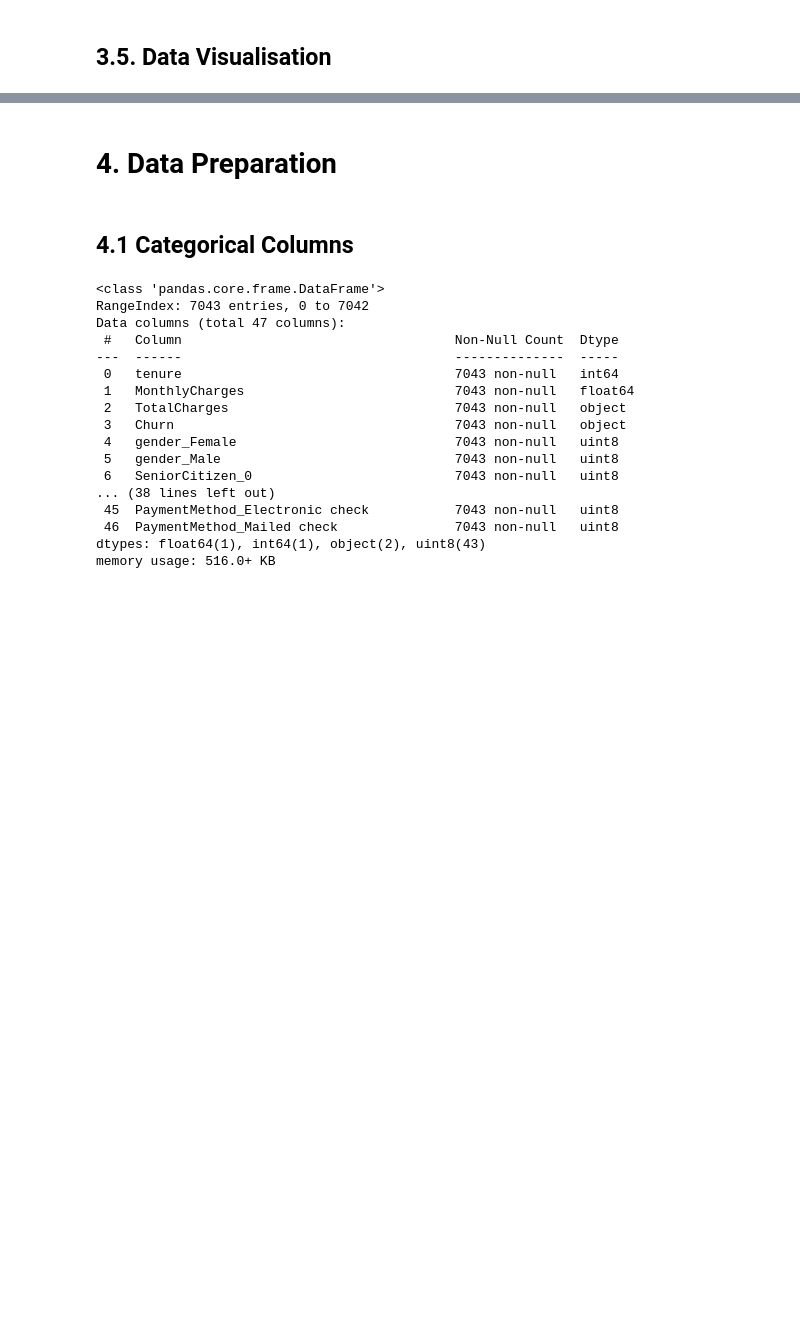
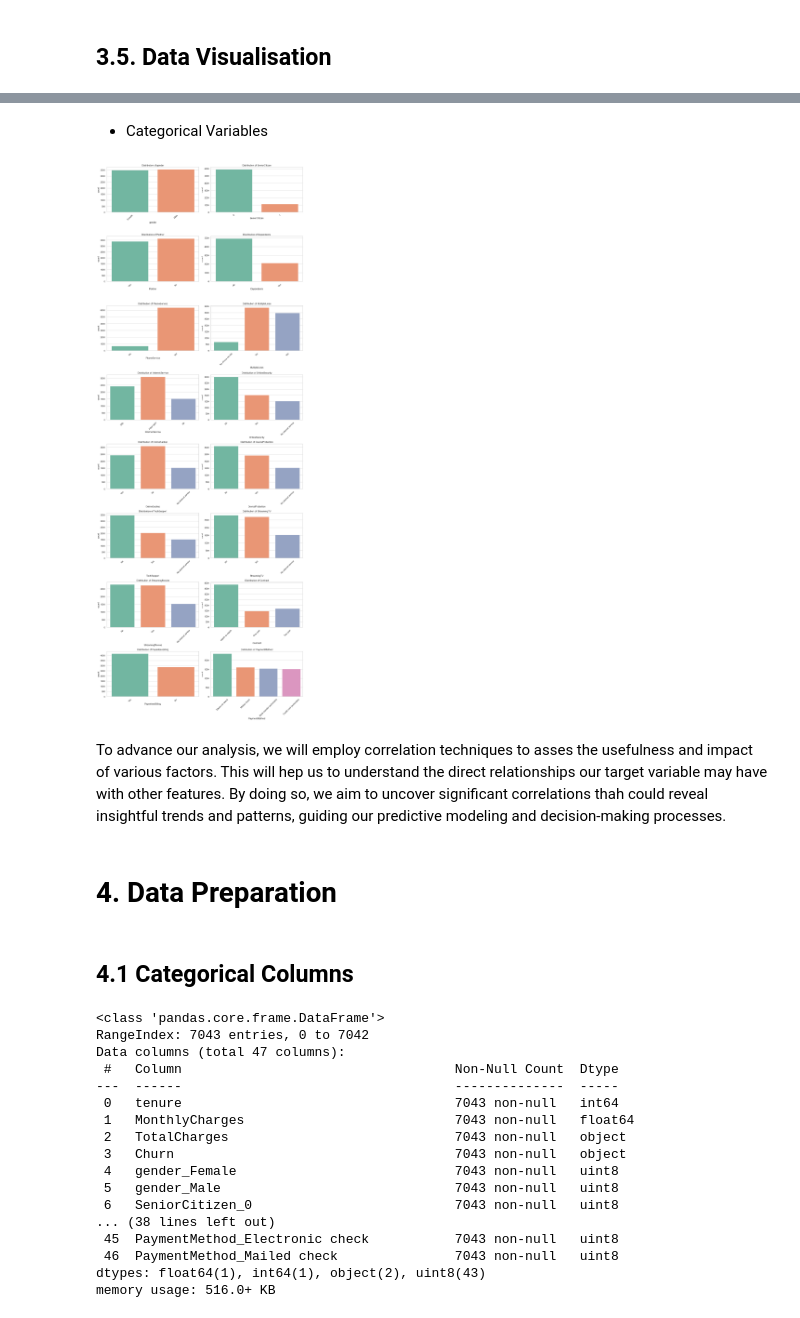
Before and after one commit to FJGM2023015/Telecommunication-Churn, a Jupyter notebook: Telecomunication_Churn.ipynb, the cells around one changed output, grey strips where cells are left out. Cells and saved outputs as stored; diff of their text form; code cells hidden in the pictures; blank space fills up the shorter version.

Commit message:
Analysis

```diff
--- a/Telecomunication_Churn.ipynb
+++ b/Telecomunication_Churn.ipynb
@@ -162,3 +208,38 @@ plt.show()
+# %% [markdown]
+- Categorical Variables
+# %%
+# Configuration for the plots
+sns.set(style="whitegrid", palette="pastel")
+
+# List of the new categorical variables
+categorical_vars = ['gender', 'SeniorCitizen', 'Partner', 'Dependents', 'PhoneService',
+                    'MultipleLines', 'InternetService', 'OnlineSecurity', 'OnlineBackup',
+                    'DeviceProtection', 'TechSupport', 'StreamingTV',
+                    'StreamingMovies', 'Contract', 'PaperlessBilling', 'PaymentMethod',]
+
+# Determining the number of rows needed for the subplots
+n_rows = len(categorical_vars) // 2 + len(categorical_vars) % 2
+
+# Creating a figure with multiple subplots
+fig, axes = plt.subplots(nrows=n_rows, ncols=2, figsize=(15, n_rows * 5))
+
+# Iterating through the variables and creating bar charts
+for i, var in enumerate(categorical_vars):
+    row, col = divmod(i, 2)
+    sns.countplot(x=var, data=data, ax=axes[row, col], palette="Set2")
+    axes[row, col].set_title(f'Distribution of {var}')
+    axes[row, col].tick_params(axis='x', rotation=45)
+
+# Adjustment for when the number of variables is odd (hide last subplot if empty)
+if len(categorical_vars) % 2 != 0:
+    axes[-1, -1].axis('off')
+
+plt.tight_layout()
+plt.show()
+# %% [output]
+[figure, added]
+# %% [markdown]
+To advance our analysis, we will employ correlation techniques to asses the usefulness and impact of various factors. This will hep us to understand the direct relationships our target variable may have with other features. By doing so, we aim to uncover significant correlations thah could reveal insightful trends and patterns, guiding our predictive modeling and decision-making processes.
 # %% [markdown]
 # 4. Data Preparation
 # %%
```
Also changed, not shown: parts of 20 cells of this notebook.
